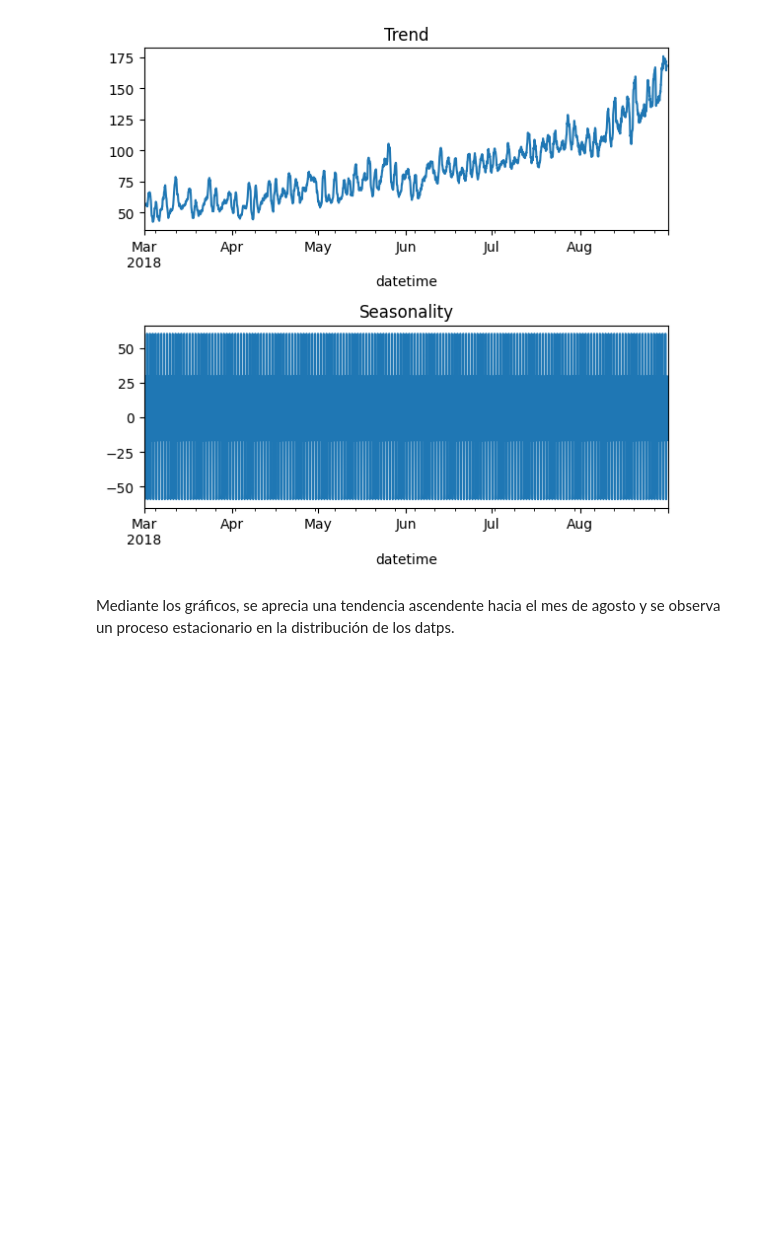
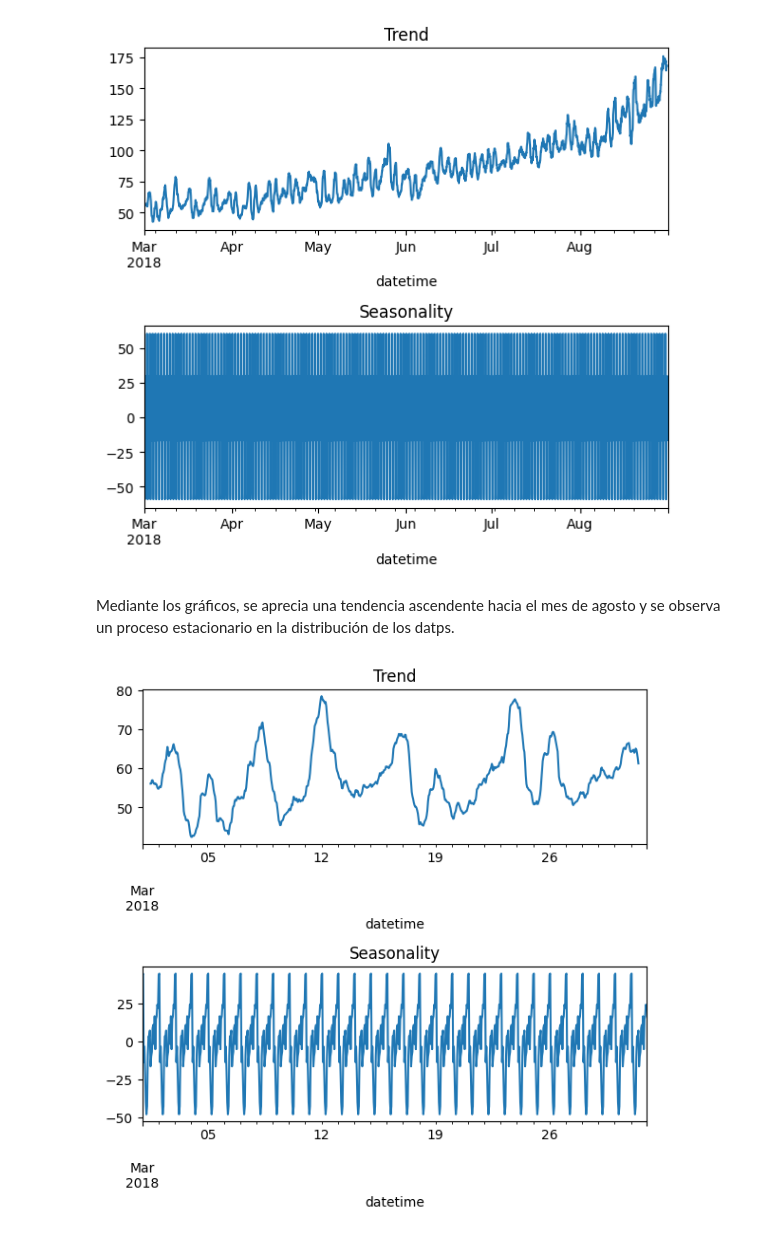
Before and after one commit to wh1tneyr/Sweet-Lift-Taxi, a Jupyter notebook: Sweet lift taxi.ipynb, the cells around one changed output. Drawn from its saved outputs; the diff is of its cells as text; code cells hidden in the pictures; blank space fills up the shorter version.

Commit message:
analizando la tendencia y estacionalidad del mes de marzo

```diff
--- a/Sweet lift taxi.ipynb
+++ b/Sweet lift taxi.ipynb
@@ -57,6 +57,4 @@ df_taxis.describe()
 df_taxis = df_taxis.sort_index()
 # %%
 #remuestrar por una hora
-df_taxis = df_taxis.resample('1h').sum()
-
-df_taxis.head()
+data_taxis = df_taxis.resample('1h').sum()
@@ -99,3 +89,22 @@ plt.tight_layout()
 [figure]
 # %% [markdown]
 Mediante los gráficos, se aprecia una tendencia ascendente hacia el mes de agosto y se observa un proceso estacionario en la distribución de los datps.
+# %%
+#examinar la tendencia y la distribucion en el mes de marzo y agosto
+data_mar = df_taxis['2018-03-01':'2018-03-31'].resample('1h').sum()
+data_mar_decomposed = seasonal_decompose(data_mar)
+
+#graficar la tendencia y la estacionalidad de la serie temporal
+plt.figure(figsize=(6,8))
+
+plt.subplot(311)
+data_mar_decomposed.trend.plot(ax=plt.gca())
+plt.title('Trend')
+
+plt.subplot(312)
+data_mar_decomposed.seasonal.plot(ax=plt.gca())
+plt.title('Seasonality')
+
+plt.tight_layout()
+# %% [output]
+[figure, added]
```
Also changed, not shown: parts of 2 cells of this notebook.
